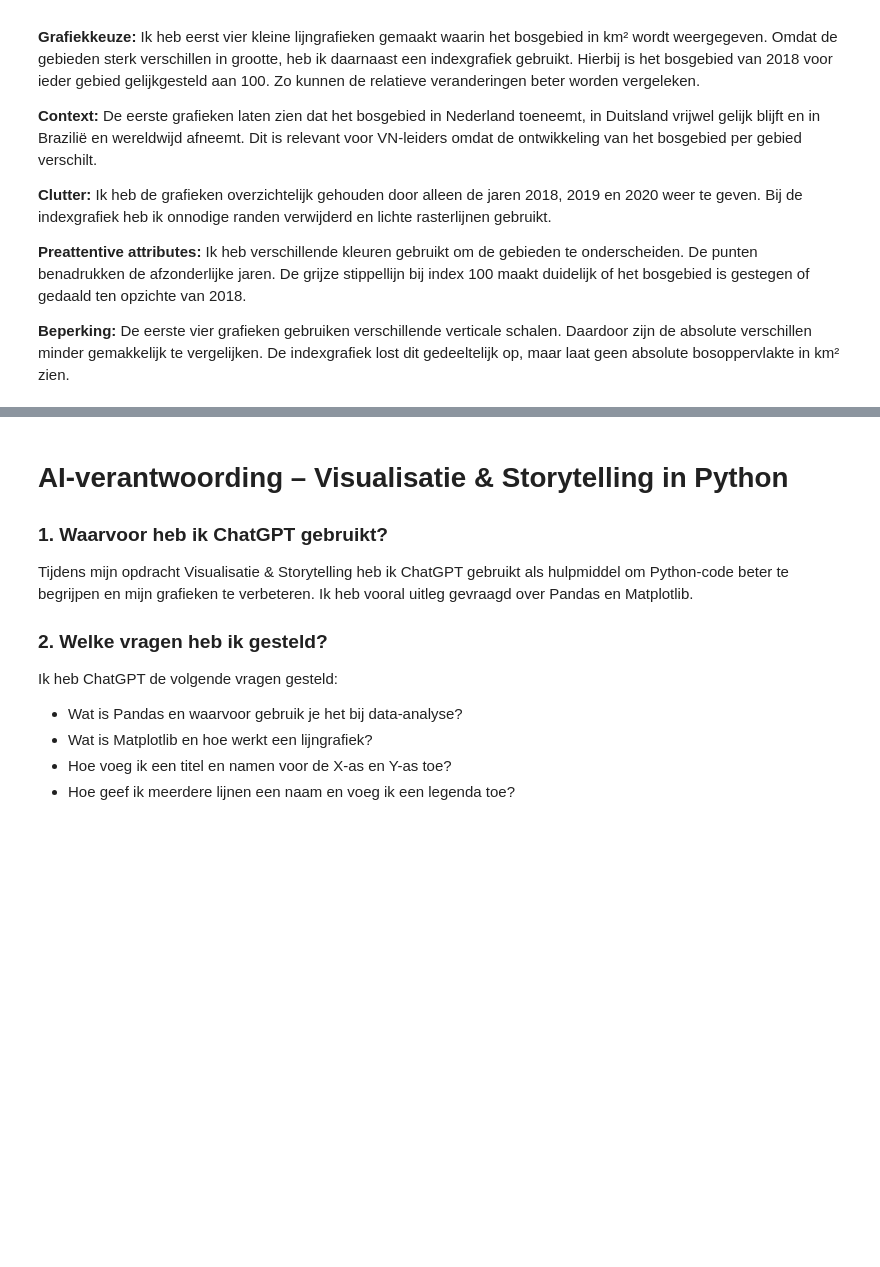
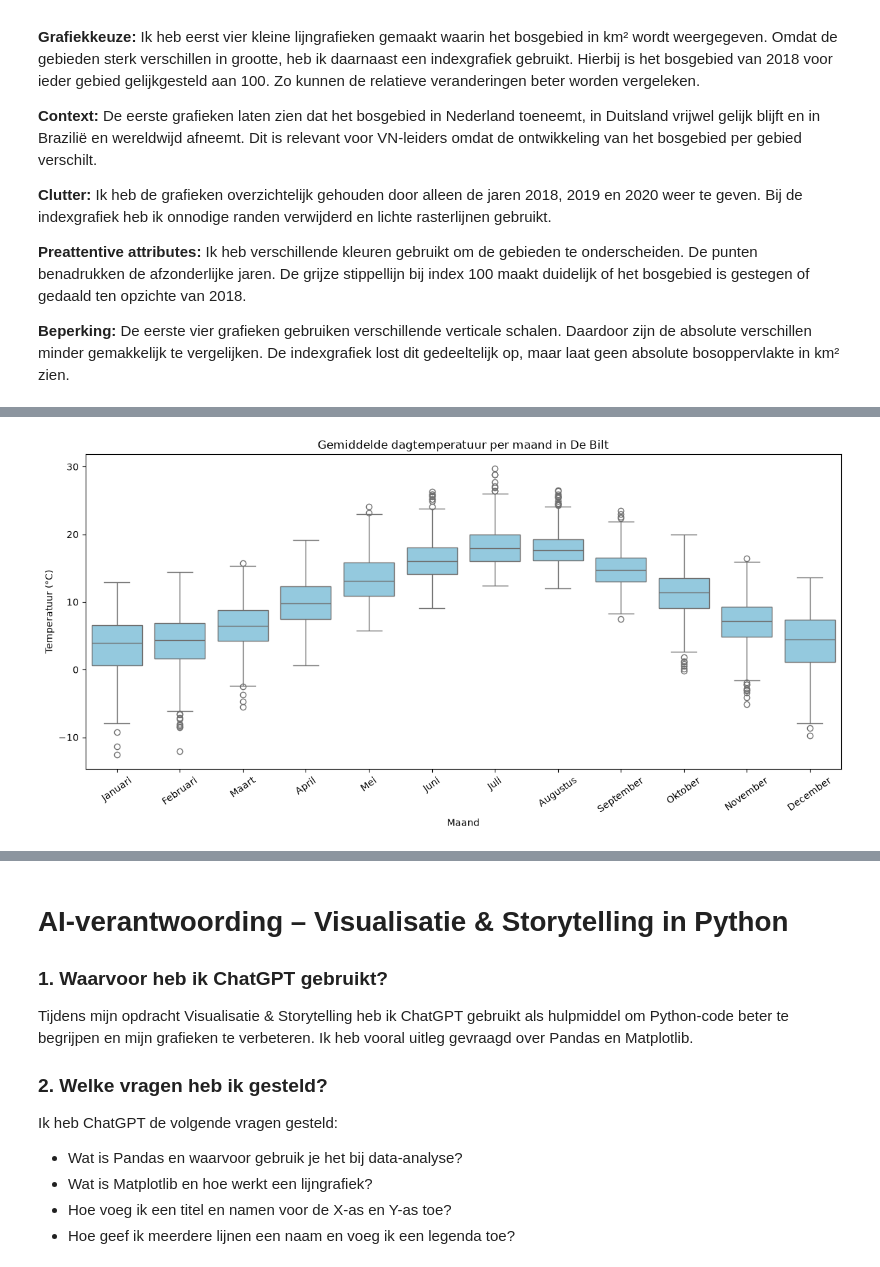
Before and after one commit to D-Hussainnn/26-27-Visualisatie-Storytelling, a Jupyter notebook: indopdracht.ipynb, the cells around one changed output, grey strips where cells are left out. Saved outputs shown, nothing was run; the diff lists cells and outputs as text; code cells hidden in the pictures; blank space fills up the shorter version.

```diff
--- a/indopdracht.ipynb
+++ b/indopdracht.ipynb
@@ -333,0 +447,43 @@ Voor deze opdracht heb ik het bosgebied van Nederland, Duitsland, Brazilië en d
+# %%
+# Namen van de maanden
+maanden = [
+    "Januari", "Februari", "Maart", "April",
+    "Mei", "Juni", "Juli", "Augustus",
+    "September", "Oktober", "November", "December"
+]
+
+# Alleen gegevens van 1995 tot en met 2019
+nl_temp = nederland_temp[
+    (nederland_temp["year"] >= 1995) &
+    (nederland_temp["year"] <= 2019)
+].copy()
+
+# Maandnummers omzetten naar maandnamen
+nl_temp["maand"] = nl_temp["month"].map(
+    dict(enumerate(maanden, start=1))
+)
+
+# Grafiek maken
+plt.figure(figsize=(12, 6))
+
+sns.boxplot(
+    data=nl_temp,
+    x="maand",
+    y="avg_temperature_c",
+    order=maanden,
+    color="skyblue"
+)
+
+# Titel en assen
+plt.title("Gemiddelde dagtemperatuur per maand in De Bilt")
+plt.xlabel("Maand")
+plt.ylabel("Temperatuur (°C)")
+
+# Maandnamen leesbaar maken
+plt.xticks(rotation=35)
+
+# Grafiek tonen
+plt.tight_layout()
+plt.show()
+# %% [output]
+[figure, added]
```
Also changed, not shown: parts of 10 cells of this notebook, 3 other files.
